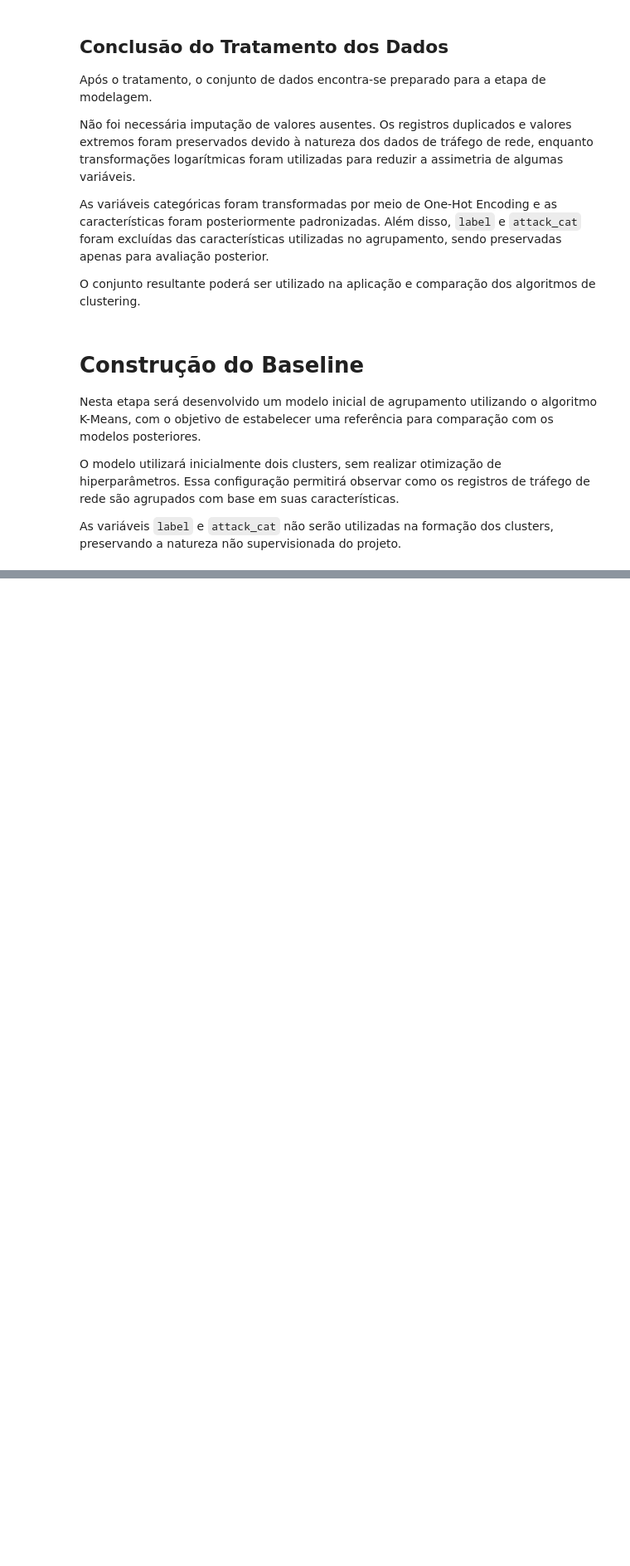
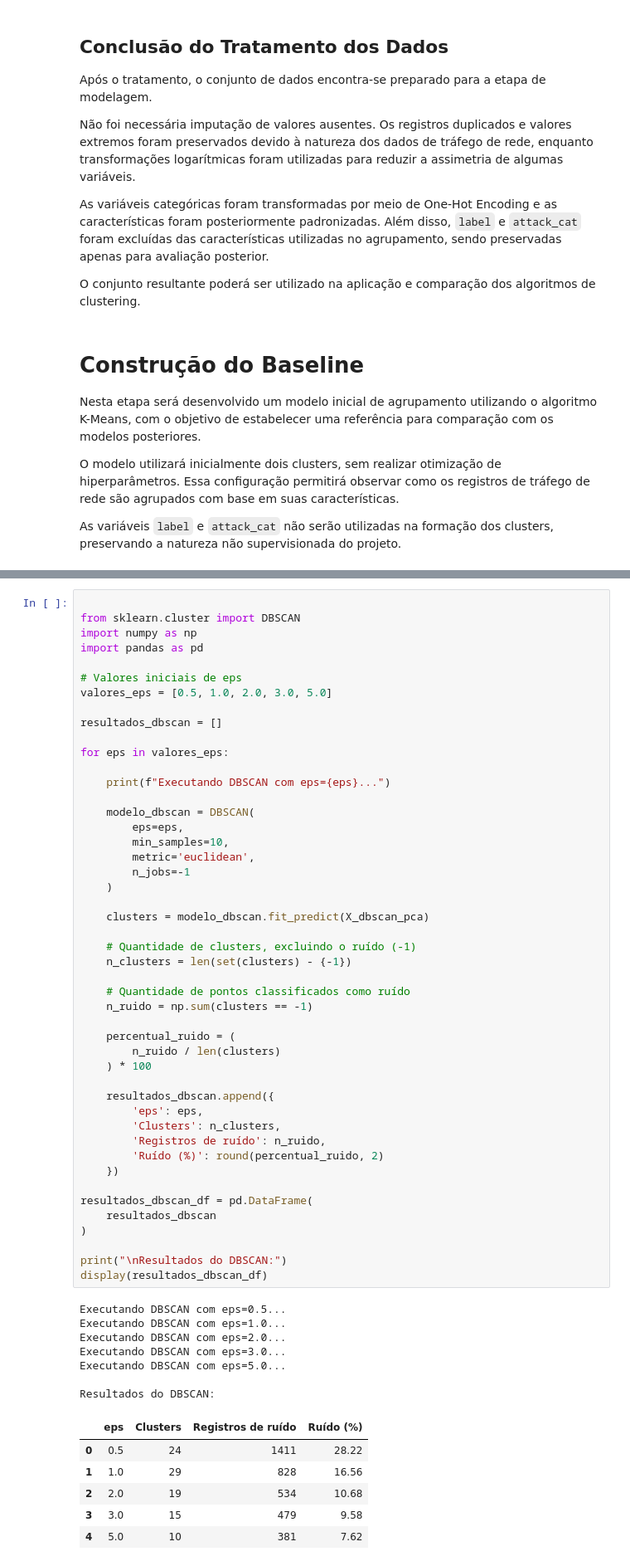
Before and after one commit to pedroemilio17/Machine_learning, a Jupyter notebook: 3_EDA_DOCUMENTADA.ipynb, the cells around one changed output, grey strips where cells are left out. Shown at 83% size. Cells and saved outputs as stored; diff of their text form; blank space fills up the shorter version.

```diff
--- a/3_EDA_DOCUMENTADA.ipynb
+++ b/3_EDA_DOCUMENTADA.ipynb
@@ -1204,0 +1575,61 @@ NameError: name 'X_scaled' is not defined
+# %%
+
+from sklearn.cluster import DBSCAN
+import numpy as np
+import pandas as pd
+
+# Valores iniciais de eps
+valores_eps = [0.5, 1.0, 2.0, 3.0, 5.0]
+
+resultados_dbscan = []
+
+for eps in valores_eps:
+
+    print(f"Executando DBSCAN com eps={eps}...")
+
+    modelo_dbscan = DBSCAN(
+        eps=eps,
+        min_samples=10,
+        metric='euclidean',
+        n_jobs=-1
+    )
+
+    clusters = modelo_dbscan.fit_predict(X_dbscan_pca)
+
+    # Quantidade de clusters, excluindo o ruído (-1)
+    n_clusters = len(set(clusters) - {-1})
+
+    # Quantidade de pontos classificados como ruído
+    n_ruido = np.sum(clusters == -1)
+
+    percentual_ruido = (
+        n_ruido / len(clusters)
+    ) * 100
+
+    resultados_dbscan.append({
+        'eps': eps,
+        'Clusters': n_clusters,
+        'Registros de ruído': n_ruido,
+        'Ruído (%)': round(percentual_ruido, 2)
+    })
+
+resultados_dbscan_df = pd.DataFrame(
+    resultados_dbscan
+)
+
+print("\nResultados do DBSCAN:")
+display(resultados_dbscan_df)
+# %% [output]
+Executando DBSCAN com eps=0.5...
+Executando DBSCAN com eps=1.0...
+Executando DBSCAN com eps=2.0...
+Executando DBSCAN com eps=3.0...
+Executando DBSCAN com eps=5.0...
+
+Resultados do DBSCAN:
+|  | eps | Clusters | Registros de ruído | Ruído (%) |
+| 0 | 0.5 | 24 | 1411 | 28.22 |
+| 1 | 1.0 | 29 | 828 | 16.56 |
+| 2 | 2.0 | 19 | 534 | 10.68 |
+| 3 | 3.0 | 15 | 479 | 9.58 |
+| 4 | 5.0 | 10 | 381 | 7.62 |
```
Also changed, not shown: parts of 23 cells of this notebook.
